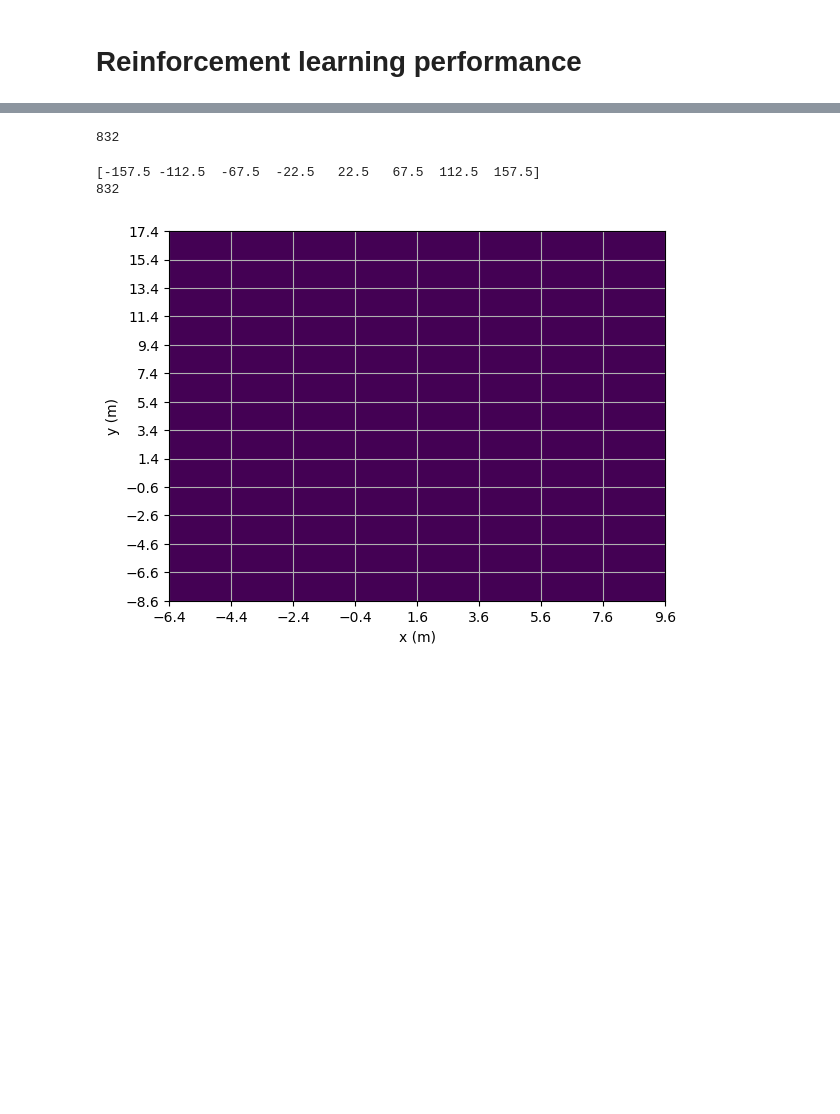
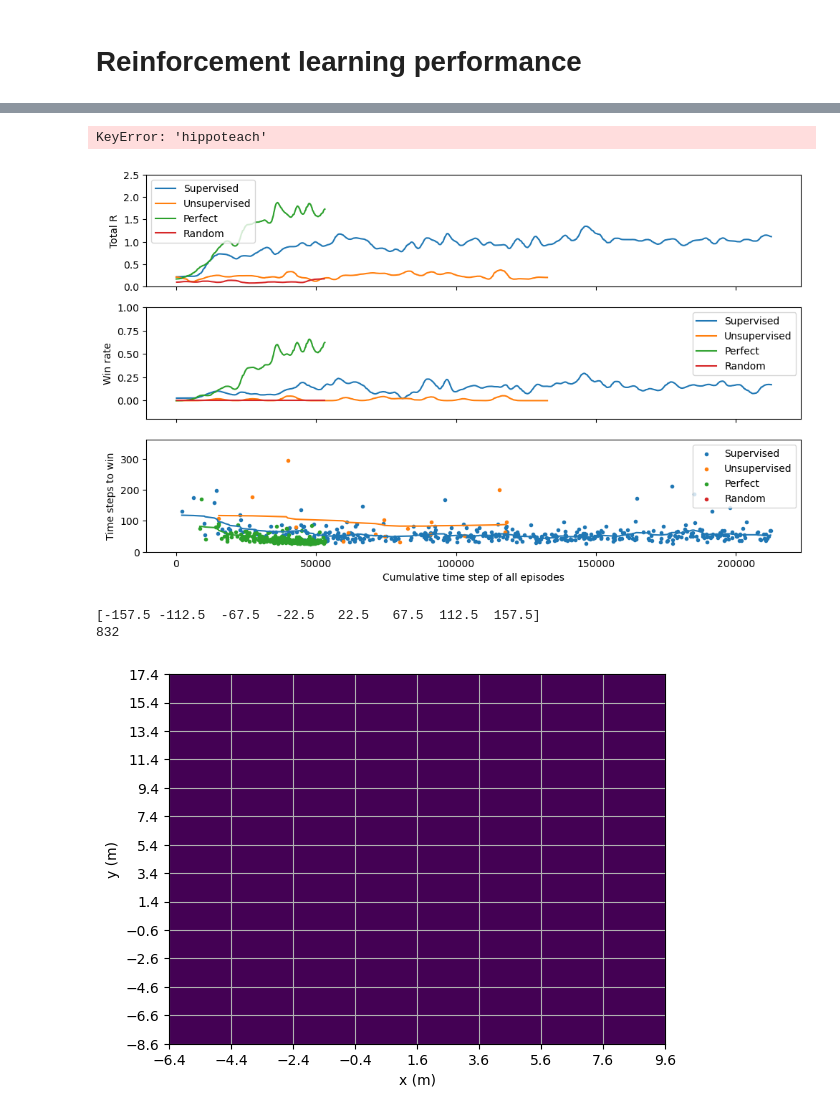
Before and after one commit to yyhhoi/HippoSLAM, a Jupyter notebook: controllers/hipposlam/StateMapper.ipynb, the cells around one changed output, grey strips where cells are left out. Cells and saved outputs as stored; diff of their text form; code cells hidden in the pictures; blank space fills up the shorter version.

```diff
--- a/controllers/hipposlam/StateMapper.ipynb
+++ b/controllers/hipposlam/StateMapper.ipynb
@@ -38,4 +27,17 @@ array([-6.4, -4.4, -2.4, -0.4,  1.6,  3.6,  5.6,  7.6,  9.6])
-# %%
-8*13*8
-# %% [output]
-832
+# %%
+project_name = 'StateMapLearnerTaughtForest_R5L20_dp2_da8'
+project_dir = join('data', project_name)
+plot_dir = join('plots', project_name)
+os.makedirs(plot_dir, exist_ok=True)
+chpt_name = 'PPO$_UnSupervised'
+max_chpt_num = 3
+monitor_df_sup = load_moniter(project_dir, 'PPO$_FullySupervised', 8)
+monitor_df_unsup = load_moniter(project_dir, 'PPO$_UnSupervised', 5)
+monitor_df_perf = load_moniter(project_dir, 'PPO$_Perfect', 2)
+monitor_df_rand = load_moniter(project_dir, 'PPO$_Random', 2)
+# %%
+load_hipposlam_pth = join(project_dir, chpt_name.replace('$', '%d'%max_chpt_num) + '_hipposlam.pickle')
+hipposlam = read_pickle(load_hipposlam_pth)
+hippoteach = hipposlam['hippoteach']
+# %% [output]
+KeyError: 'hippoteach'
@@ -42,3 +80,20 @@ array([-6.4, -4.4, -2.4, -0.4,  1.6,  3.6,  5.6,  7.6,  9.6])
+# %%
+(cuml, r_gau, done_gau), (wincuml, winl, winl_gau) = get_stats(monitor_df_sup)
+(cuml2, r_gau2, done_gau2), (wincuml2, winl2, winl_gau2) = get_stats(monitor_df_unsup)
+(cuml3, r_gau3, done_gau3), (wincuml3, winl3, winl_gau3) = get_stats(monitor_df_perf)
+(cuml4, r_gau4, done_gau4), (wincuml4, winl4, winl_gau4) = get_stats(monitor_df_rand)
+
+
+
+fig, ax = plt.subplots(3, 1, figsize=(10, 6), sharex=True)
+plot_winstats(ax, cuml, r_gau, done_gau, wincuml, winl, winl_gau, label='Supervised')
+plot_winstats(ax, cuml2, r_gau2, done_gau2, wincuml2, winl2, winl_gau2, label='Unsupervised')
+plot_winstats(ax, cuml3, r_gau3, done_gau3, wincuml3, winl3, winl_gau3, label='Perfect')
+plot_winstats(ax, cuml4, r_gau4, done_gau4, wincuml4, winl4, winl_gau4, label='Random')
+fig.tight_layout()
+fig.savefig(join(plot_dir, f'{project_name}_WinStatistics.png'), dpi=300)
+# %% [output]
+[figure, added]
 # %%
 xedges = hippoteach.xedges
 yedges = hippoteach.yedges
```
Also changed, not shown: parts of 5 cells of this notebook, 5 other files.
